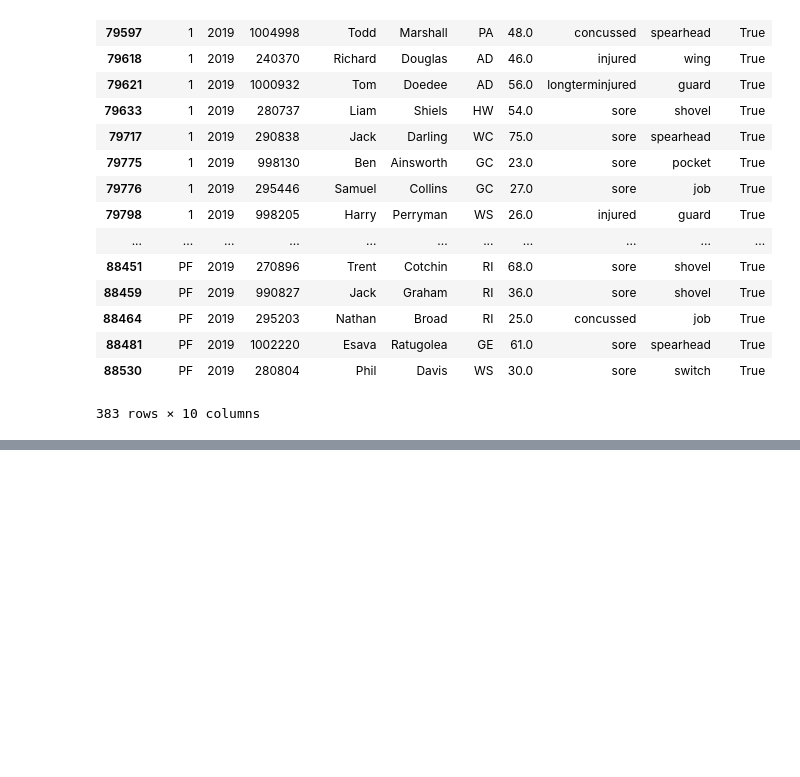
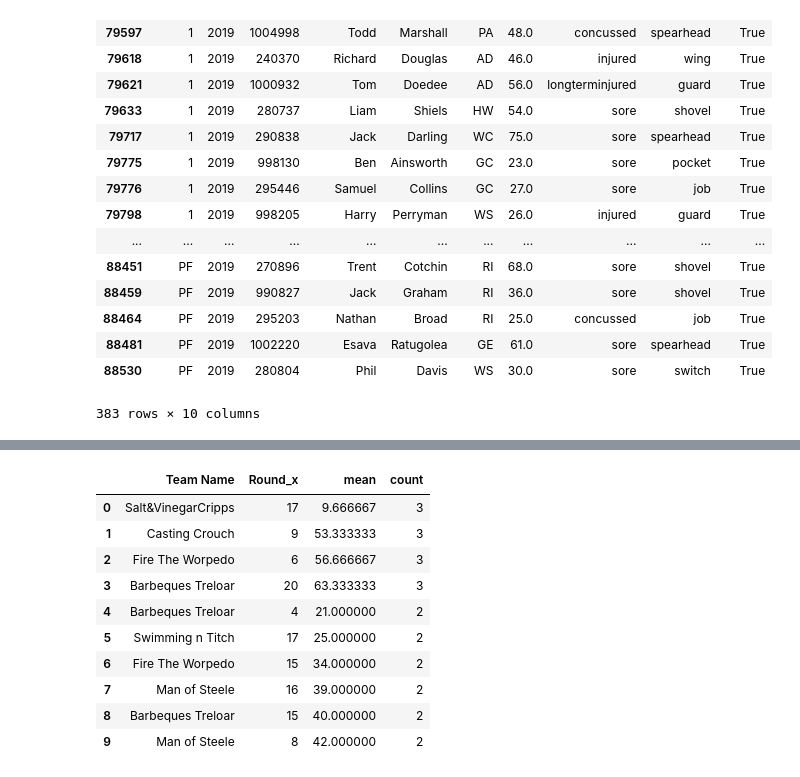
Before and after one commit to mark-richards/sc_scraper, a Jupyter notebook: 2019 Summary.ipynb, the cells around one changed output, grey strips where cells are left out. Drawn from its saved outputs; the diff is of its cells as text; code cells hidden in the pictures; blank space fills up the shorter version.

```diff
--- a/2019 Summary.ipynb
+++ b/2019 Summary.ipynb
@@ -527,0 +582,16 @@ IndexError: ('single positional indexer is out-of-bounds', 'occurred at index 37
+# %%
+# Who had the most injuries in a supercoach match?
+df_most_injuries_in_game = df_injury_list.groupby(['Team Name', 'Round_x'])['pts'].agg(['mean', 'count']).sort_values(['count', 'mean'], ascending=[False, True])
+df_most_injuries_in_game.reset_index().head(10)
+# %% [output]
+|  | Team Name | Round_x | mean | count |
+| 0 | Salt&VinegarCripps | 17 | 9.666667 | 3 |
+| 1 | Casting Crouch | 9 | 53.333333 | 3 |
+| 2 | Fire The Worpedo | 6 | 56.666667 | 3 |
+| 3 | Barbeques Treloar | 20 | 63.333333 | 3 |
+| 4 | Barbeques Treloar | 4 | 21.000000 | 2 |
+| 5 | Swimming n Titch | 17 | 25.000000 | 2 |
+| 6 | Fire The Worpedo | 15 | 34.000000 | 2 |
+| 7 | Man of Steele | 16 | 39.000000 | 2 |
+| 8 | Barbeques Treloar | 15 | 40.000000 | 2 |
+| 9 | Man of Steele | 8 | 42.000000 | 2 |
```
Also changed, not shown: parts of 4 cells of this notebook, 2 other files.
